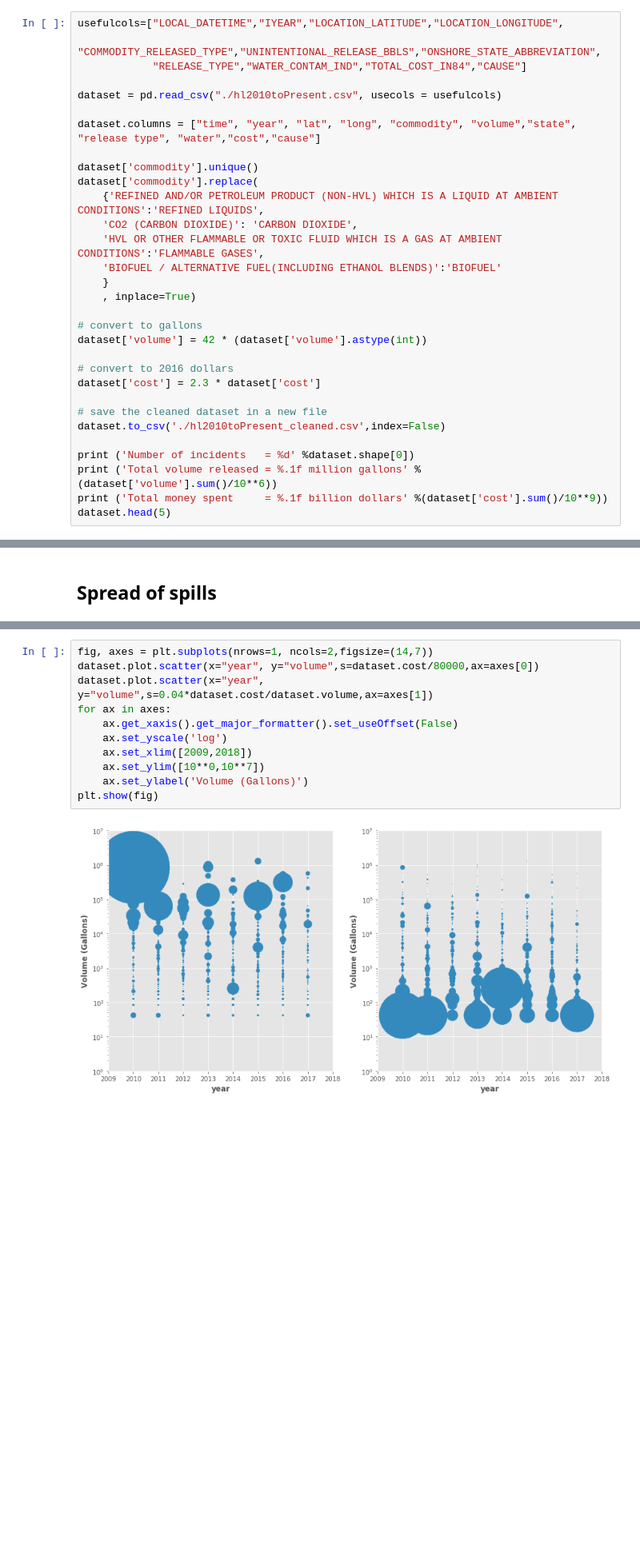
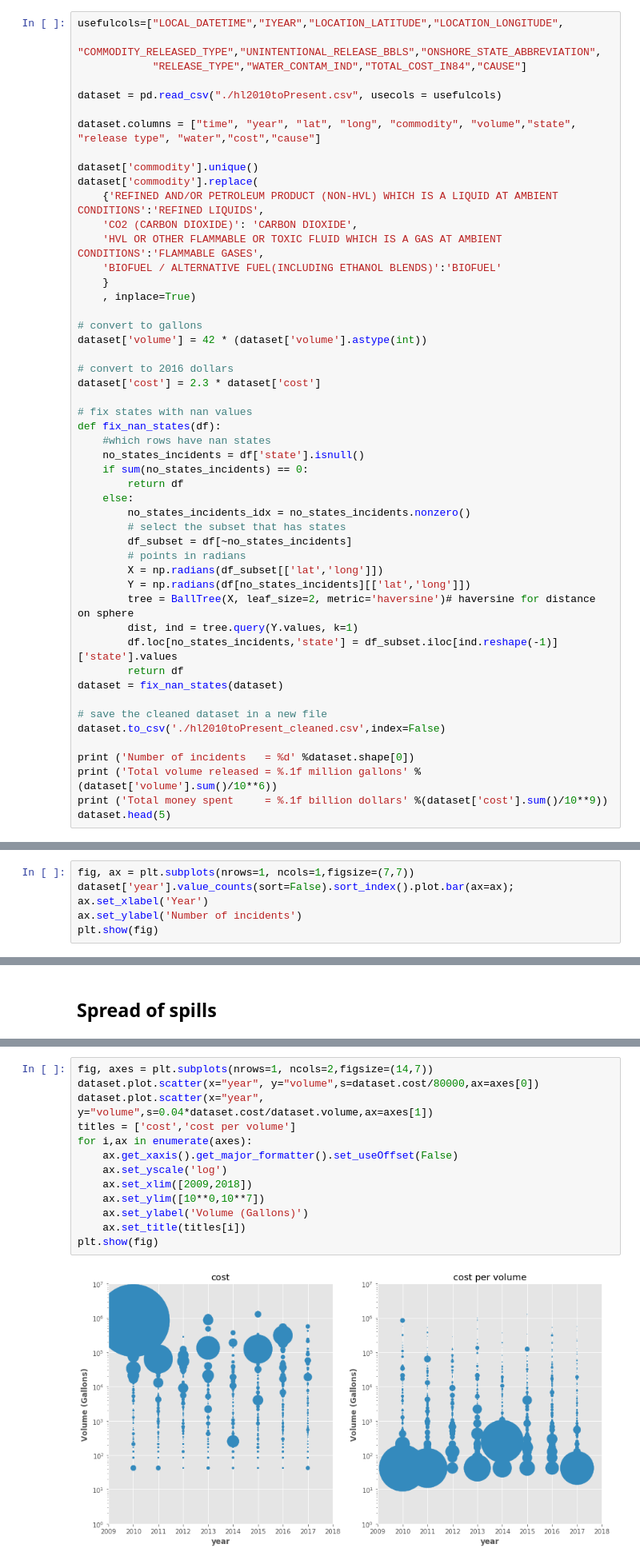
Before and after one commit to Mahdisadjadi/pipeline-incidents, a Jupyter notebook: pipeline.ipynb, the cells around one changed output, grey strips where cells are left out. Shown: that part at 80% size. Saved outputs shown, nothing was run; the diff lists cells and outputs as text; blank space fills up the shorter version.

```diff
--- a/pipeline.ipynb
+++ b/pipeline.ipynb
@@ -134,6 +149,25 @@ dataset['volume'] = 42 * (dataset['volume'].astype(int))
 # convert to 2016 dollars
 dataset['cost'] = 2.3 * dataset['cost']
 
+# fix states with nan values
+def fix_nan_states(df):
+    #which rows have nan states
+    no_states_incidents = df['state'].isnull()
+    if sum(no_states_incidents) == 0:
+        return df
+    else:
+        no_states_incidents_idx = no_states_incidents.nonzero()
+        # select the subset that has states
+        df_subset = df[~no_states_incidents]
+        # points in radians
+        X = np.radians(df_subset[['lat','long']])
+        Y = np.radians(df[no_states_incidents][['lat','long']])
+        tree = BallTree(X, leaf_size=2, metric='haversine')# haversine for distance on sphere
+        dist, ind = tree.query(Y.values, k=1)
+        df.loc[no_states_incidents,'state'] = df_subset.iloc[ind.reshape(-1)]['state'].values
+        return df
+dataset = fix_nan_states(dataset)
+
 # save the cleaned dataset in a new file
 dataset.to_csv('./hl2010toPresent_cleaned.csv',index=False)
 
@@ -159,0 +190,6 @@ dataset['year'].value_counts(sort=True).plot.bar();
+# %%
+fig, ax = plt.subplots(nrows=1, ncols=1,figsize=(7,7))
+dataset['year'].value_counts(sort=False).sort_index().plot.bar(ax=ax);
+ax.set_xlabel('Year')
+ax.set_ylabel('Number of incidents')
+plt.show(fig)
@@ -166,16 +204,18 @@ The right panel, on the other hand, offers an alternative and interesting view (
 # %%
 fig, axes = plt.subplots(nrows=1, ncols=2,figsize=(14,7))
 dataset.plot.scatter(x="year", y="volume",s=dataset.cost/80000,ax=axes[0])
 dataset.plot.scatter(x="year", y="volume",s=0.04*dataset.cost/dataset.volume,ax=axes[1])
-for ax in axes:
+titles = ['cost','cost per volume']
+for i,ax in enumerate(axes):
     ax.get_xaxis().get_major_formatter().set_useOffset(False)
     ax.set_yscale('log')
     ax.set_xlim([2009,2018])
     ax.set_ylim([10**0,10**7])
     ax.set_ylabel('Volume (Gallons)')
+    ax.set_title(titles[i])
 plt.show(fig)
 # %% [output]
-[figure, old version]
+[figure, new version]
 # %% [markdown]
 Based on the commodity, the crude oil is the leading commodity that is released. Among 2693 incidents (roughly 1.5 incidents a day) reported from 2010 to October 2016, 1344 incidents involves releasing crude oil followed by refined fluid by 911 incidents. Together they make up ~$\%84$ of the incidents.
 # %%
```
Also changed, not shown: parts of 15 cells of this notebook, 5 other files.
